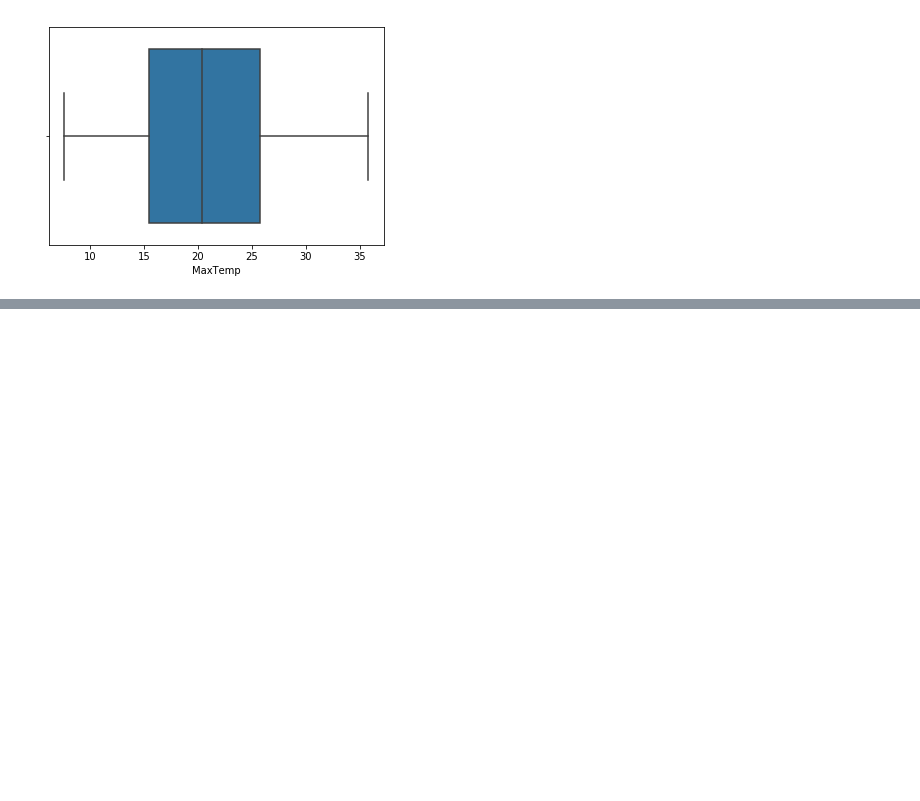
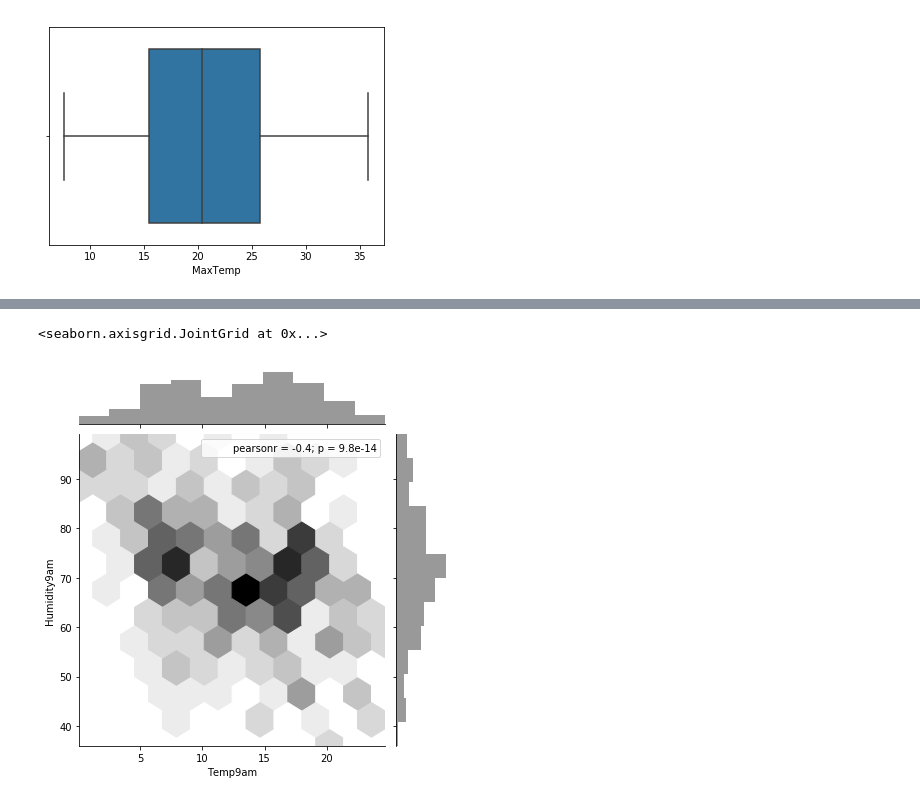
Before and after one commit to mridusood/machine-learning, a Jupyter notebook: ASSIGNMENT_6.ipynb, the cells around one changed output, grey strips where cells are left out. Drawn from its saved outputs; the diff is of its cells as text; code cells hidden in the pictures; blank space fills up the shorter version.

```diff
--- a/ASSIGNMENT_6.ipynb
+++ b/ASSIGNMENT_6.ipynb
@@ -69,0 +75,5 @@ sns.boxplot(df['MaxTemp'])
+# %%
+sns.jointplot(x=df['Temp9am'], y=df['Humidity9am'], color='k', kind="hex")
+# %% [output]
+<seaborn.axisgrid.JointGrid at 0x...>
+[figure, added]
```
Also changed, not shown: parts of 2 cells of this notebook.
